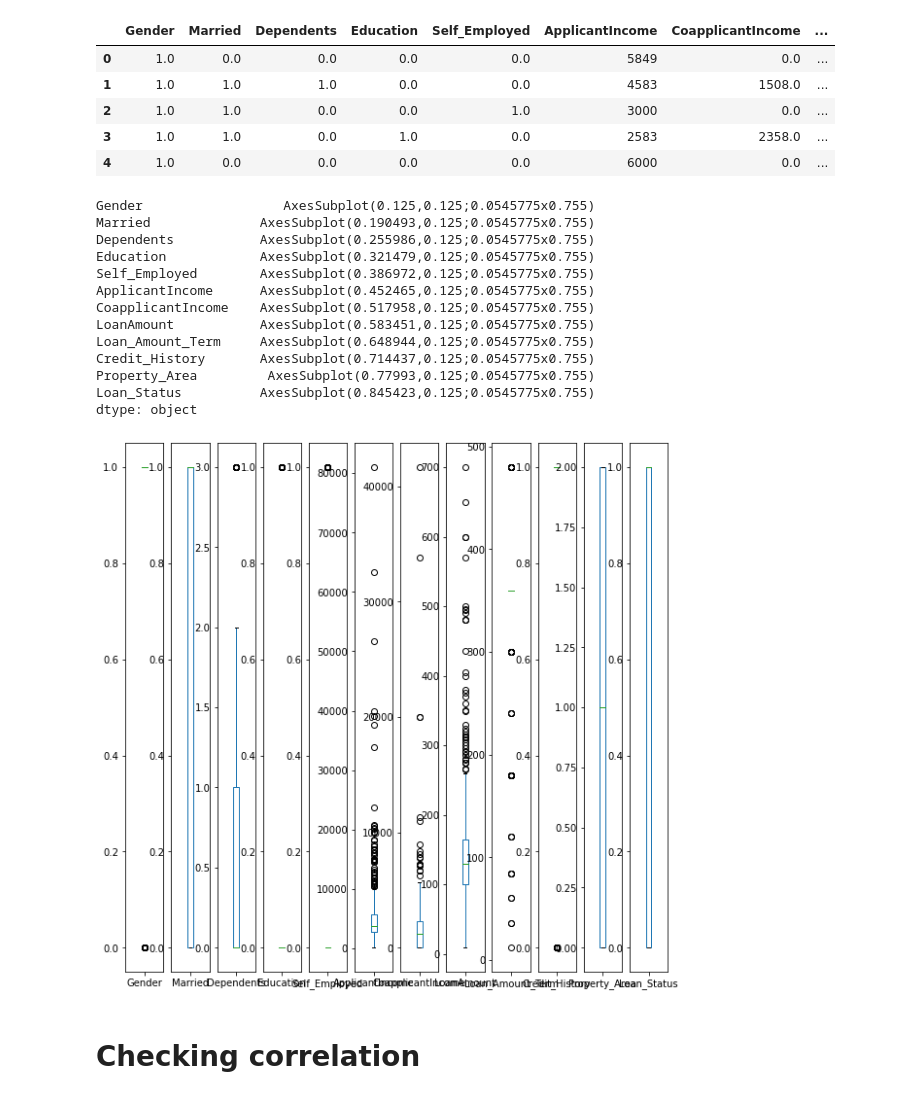
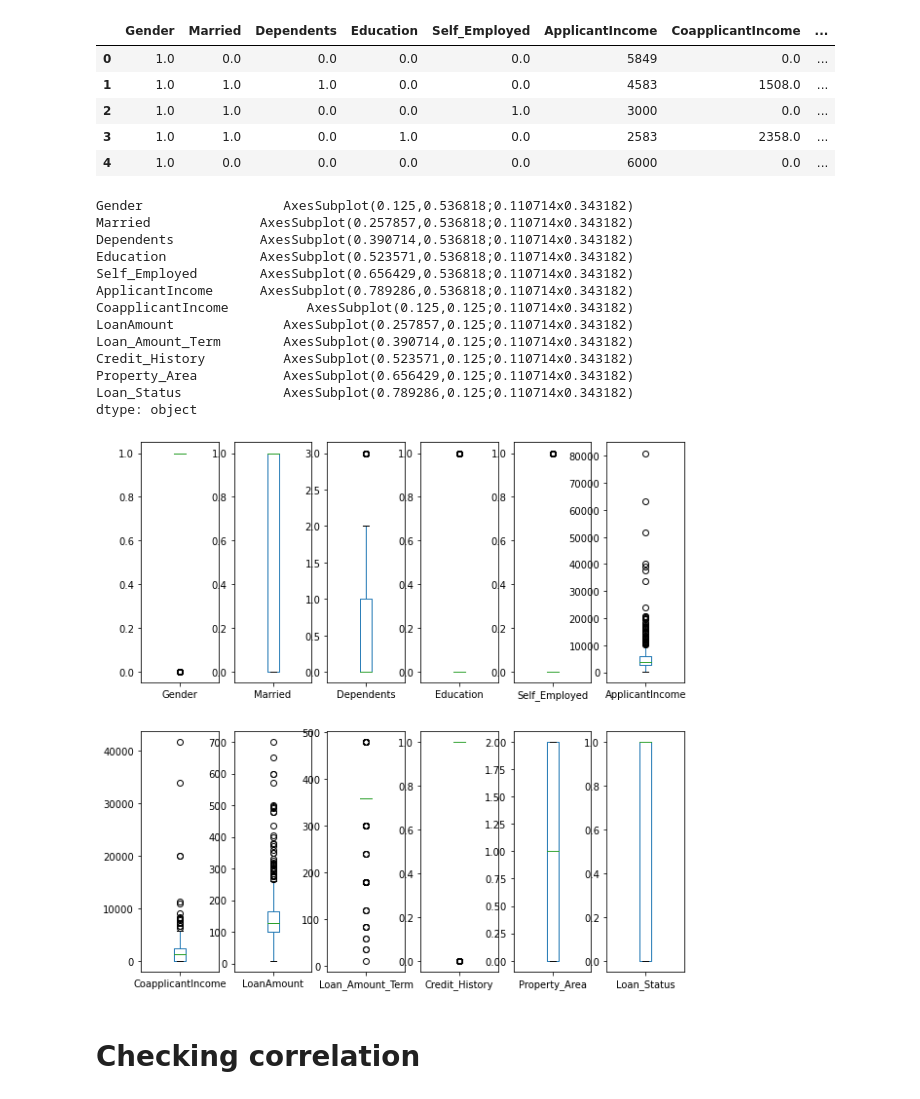
Before and after one commit to harshita999/Practice-Project, a Jupyter notebook: Loan Application Status Prediction.ipynb, the cells around one changed output. Saved outputs shown, nothing was run; the diff lists cells and outputs as text; code cells hidden in the pictures.

```diff
--- a/Loan Application Status Prediction.ipynb
+++ b/Loan Application Status Prediction.ipynb
@@ -157,22 +157,22 @@ df.head()
 | 3 | 1.0 | 1.0 | 0.0 | 1.0 | 0.0 | 2583 | 2358.0 | ... |
 | 4 | 1.0 | 0.0 | 0.0 | 0.0 | 0.0 | 6000 | 0.0 | ... |
 # %%
-df.plot(kind='box', subplots=True, figsize=(10,10))
+df.plot(kind='box', subplots=True,layout=(2,6) ,figsize=(10,10))
 # %% [output]
-Gender                  AxesSubplot(0.125,0.125;0.0545775x0.755)
-Married              AxesSubplot(0.190493,0.125;0.0545775x0.755)
-Dependents           AxesSubplot(0.255986,0.125;0.0545775x0.755)
-Education            AxesSubplot(0.321479,0.125;0.0545775x0.755)
-Self_Employed        AxesSubplot(0.386972,0.125;0.0545775x0.755)
-ApplicantIncome      AxesSubplot(0.452465,0.125;0.0545775x0.755)
-CoapplicantIncome    AxesSubplot(0.517958,0.125;0.0545775x0.755)
-LoanAmount           AxesSubplot(0.583451,0.125;0.0545775x0.755)
-Loan_Amount_Term     AxesSubplot(0.648944,0.125;0.0545775x0.755)
-Credit_History       AxesSubplot(0.714437,0.125;0.0545775x0.755)
-Property_Area         AxesSubplot(0.77993,0.125;0.0545775x0.755)
-Loan_Status          AxesSubplot(0.845423,0.125;0.0545775x0.755)
+Gender                  AxesSubplot(0.125,0.536818;0.110714x0.343182)
+Married              AxesSubplot(0.257857,0.536818;0.110714x0.343182)
+Dependents           AxesSubplot(0.390714,0.536818;0.110714x0.343182)
+Education            AxesSubplot(0.523571,0.536818;0.110714x0.343182)
+Self_Employed        AxesSubplot(0.656429,0.536818;0.110714x0.343182)
+ApplicantIncome      AxesSubplot(0.789286,0.536818;0.110714x0.343182)
+CoapplicantIncome          AxesSubplot(0.125,0.125;0.110714x0.343182)
+LoanAmount              AxesSubplot(0.257857,0.125;0.110714x0.343182)
+Loan_Amount_Term        AxesSubplot(0.390714,0.125;0.110714x0.343182)
+Credit_History          AxesSubplot(0.523571,0.125;0.110714x0.343182)
+Property_Area           AxesSubplot(0.656429,0.125;0.110714x0.343182)
+Loan_Status             AxesSubplot(0.789286,0.125;0.110714x0.343182)
 dtype: object
-[figure, old version]
+[figure, new version]
 # %% [markdown]
 # Checking correlation
 # %%
```
Also changed, not shown: parts of 7 cells of this notebook.
